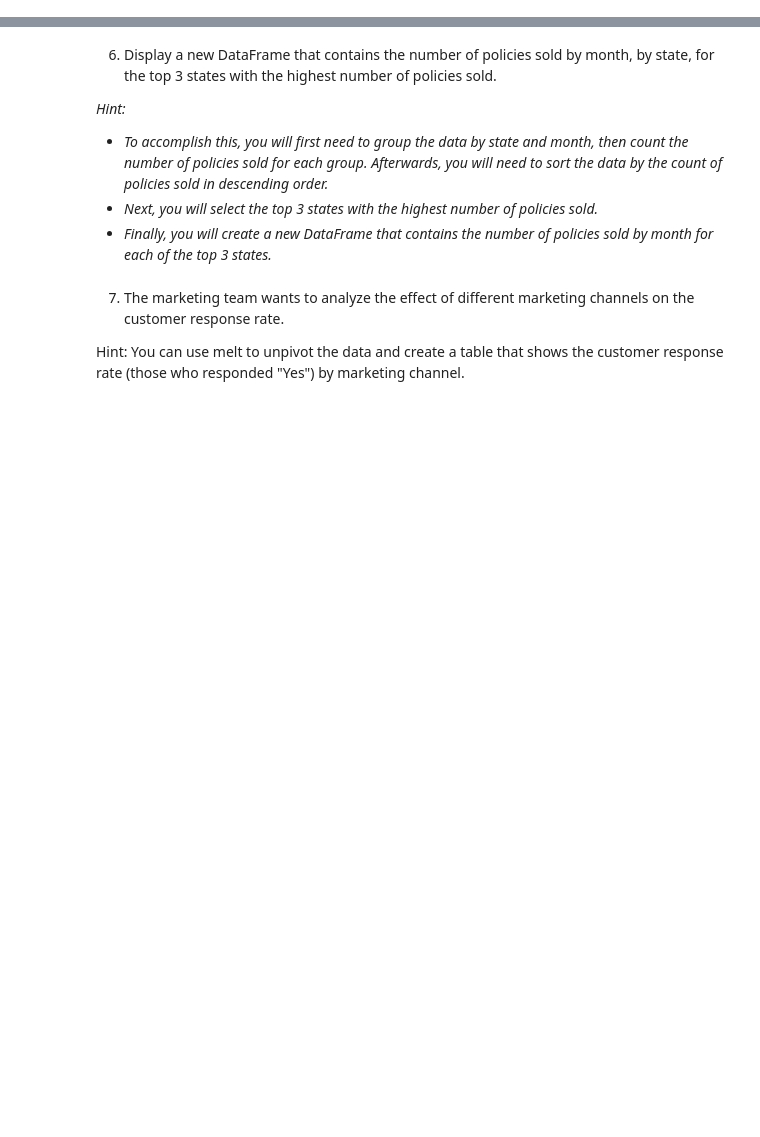
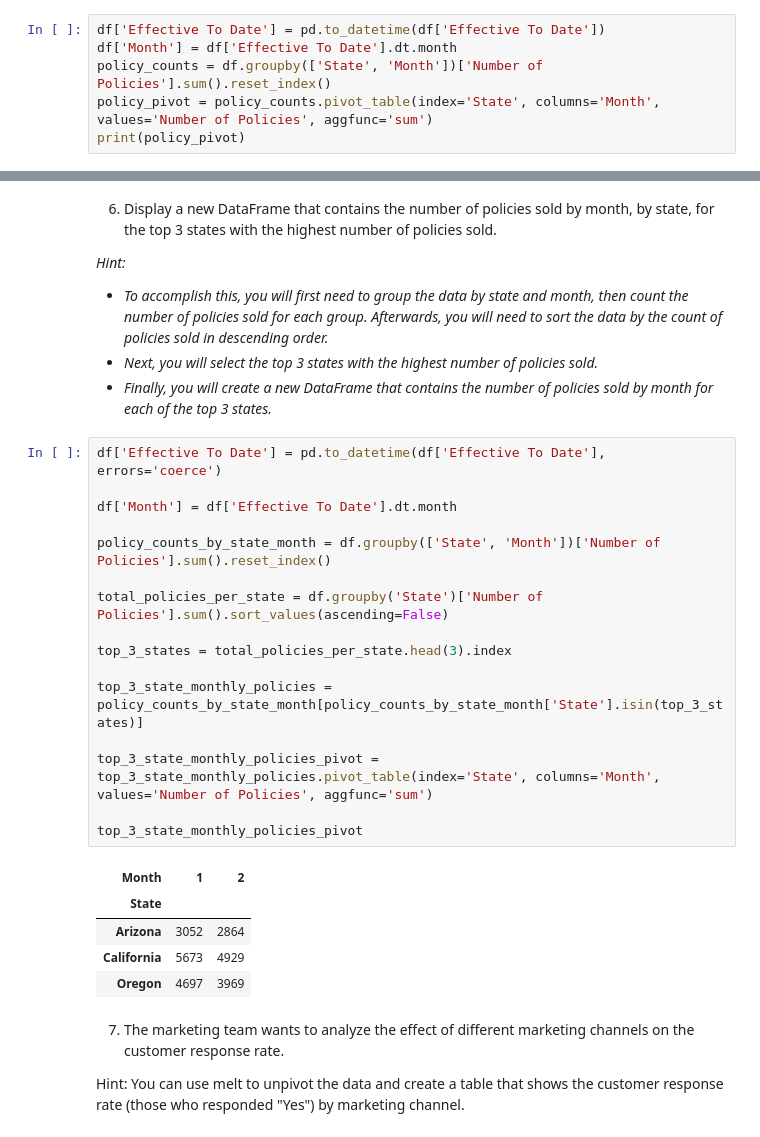
Before and after one commit to data-bootcamp-v4/lab-dw-data-aggregation-and-filtering, a Jupyter notebook: lab-dw-aggregating.ipynb, the cells around one changed output, grey strips where cells are left out. Saved outputs shown, nothing was run; the diff lists cells and outputs as text; blank space fills up the shorter version.

```diff
--- a/lab-dw-aggregating.ipynb
+++ b/lab-dw-aggregating.ipynb
@@ -98,3 +105,9 @@ df.groupby(["Gender", "Education"])["Customer Lifetime Value"].agg(["max", "min"
 ## Bonus
 # %% [markdown]
 5. The marketing team wants to analyze the number of policies sold by state and month. Present the data in a table where the months are arranged as columns and the states are arranged as rows.
+# %%
+df['Effective To Date'] = pd.to_datetime(df['Effective To Date'])
+df['Month'] = df['Effective To Date'].dt.month
+policy_counts = df.groupby(['State', 'Month'])['Number of Policies'].sum().reset_index()
+policy_pivot = policy_counts.pivot_table(index='State', columns='Month', values='Number of Policies', aggfunc='sum')
+print(policy_pivot)
@@ -105,6 +126,28 @@ df.groupby(["Gender", "Education"])["Customer Lifetime Value"].agg(["max", "min"
 - *To accomplish this, you will first need to group the data by state and month, then count the number of policies sold for each group. Afterwards, you will need to sort the data by the count of policies sold in descending order.*
 - *Next, you will select the top 3 states with the highest number of policies sold.*
 - *Finally, you will create a new DataFrame that contains the number of policies sold by month for each of the top 3 states.*
+# %%
+df['Effective To Date'] = pd.to_datetime(df['Effective To Date'], errors='coerce')
+
+df['Month'] = df['Effective To Date'].dt.month
+
+policy_counts_by_state_month = df.groupby(['State', 'Month'])['Number of Policies'].sum().reset_index()
+
+total_policies_per_state = df.groupby('State')['Number of Policies'].sum().sort_values(ascending=False)
+
+top_3_states = total_policies_per_state.head(3).index
+
+top_3_state_monthly_policies = policy_counts_by_state_month[policy_counts_by_state_month['State'].isin(top_3_states)]
+
+top_3_state_monthly_policies_pivot = top_3_state_monthly_policies.pivot_table(index='State', columns='Month', values='Number of Policies', aggfunc='sum')
+
+top_3_state_monthly_policies_pivot
+# %% [output]
+| Month | 1 | 2 |
+| State |  |  |
+| Arizona | 3052 | 2864 |
+| California | 5673 | 4929 |
+| Oregon | 4697 | 3969 |
 # %% [markdown]
 7. The marketing team wants to analyze the effect of different marketing channels on the customer response rate.
 
```
Also changed, not shown: parts of 5 cells of this notebook.
